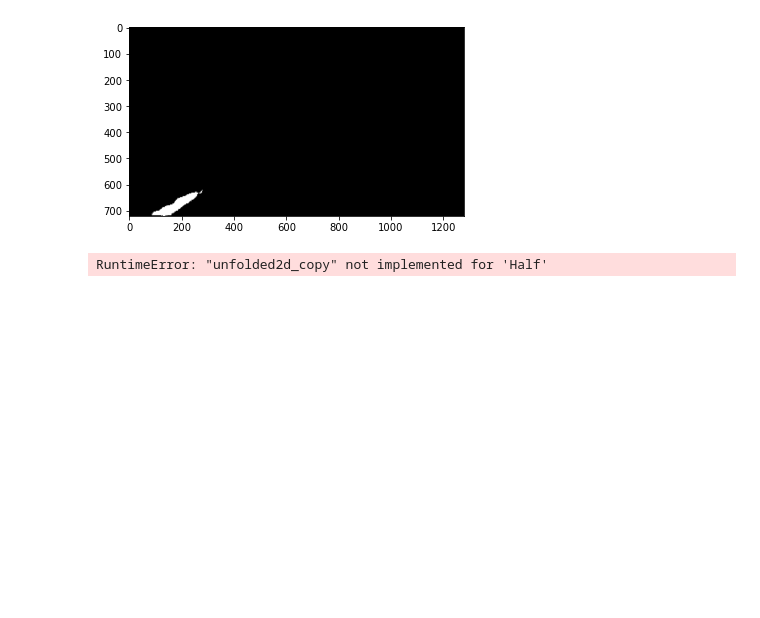
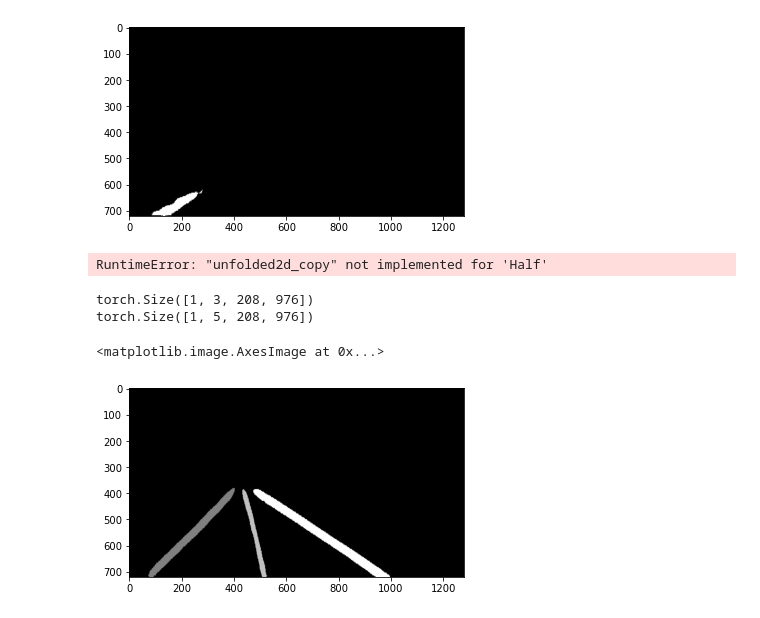
Before and after one commit to evopen/auto-ets2, a Jupyter notebook: scripts/lane_detector.ipynb, the cells around one changed output. Drawn from its saved outputs; the diff is of its cells as text; code cells hidden in the pictures; blank space fills up the shorter version.

```diff
--- a/scripts/lane_detector.ipynb
+++ b/scripts/lane_detector.ipynb
@@ -110,8 +121,6 @@ cv2.destroyAllWindows()
 # %%
 example = torch.rand(1, 3, 976, 208)
 erf_net = ERFNet(5)
-input_mean = erf_net.input_mean
-input_std = erf_net.input_std
 
 weights = torch.load('D:/Dev/Codes-for-Lane-Detection/ERFNet-CULane-PyTorch/trained/ERFNet_trained.tar')['state_dict']
 weights = {k.replace("module.", ""):v for k,v in weights.items()}
@@ -146,3 +155,32 @@ traced_script_module = torch.jit.trace(scnn_net, example)
 traced_script_module.save("scnn_net.pt")
 # %% [output]
 RuntimeError: "unfolded2d_copy" not implemented for 'Half'
+# %%
+img = cv2.imread('D:/Dev/asdf/Dev/auto-ets2-bak/sample_image/crop.png')
+img = cv2.resize(img, (976, 208))
+
+drive_window_img = img.astype(np.float)
+
+#erf_net
+input_blob = (drive_window_img.copy() - input_mean) / input_std
+
+input_blob = input_blob.transpose([2, 0, 1])
+
+input_tensor = torch.from_numpy(np.array([input_blob]))
+print(input_tensor.shape)
+input_tensor = input_tensor.float().cuda()
+
+seg, exist = erf_net(input_tensor)
+print(seg.shape)
+
+seg = seg.detach().cpu().numpy()
+
+erf_seg_img = np.argmax(seg[0], axis=0).astype(np.uint8)
+
+erf_seg_img = cv2.resize(erf_seg_img, (1280, 720), interpolation=cv2.INTER_NEAREST)
+plt.imshow(erf_seg_img*50, cmap='gray')
+# %% [output]
+torch.Size([1, 3, 208, 976])
+torch.Size([1, 5, 208, 976])
+<matplotlib.image.AxesImage at 0x...>
+[figure, added]
```
Also changed, not shown: parts of 5 cells of this notebook, 11 other files.
